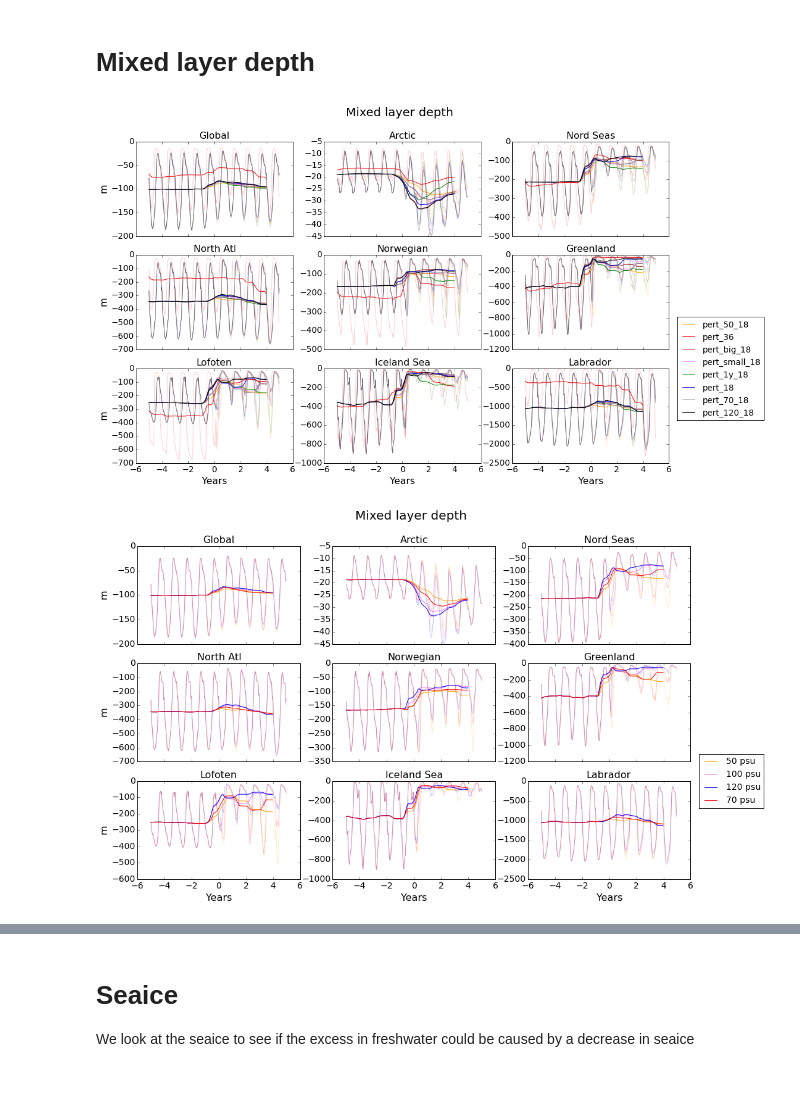
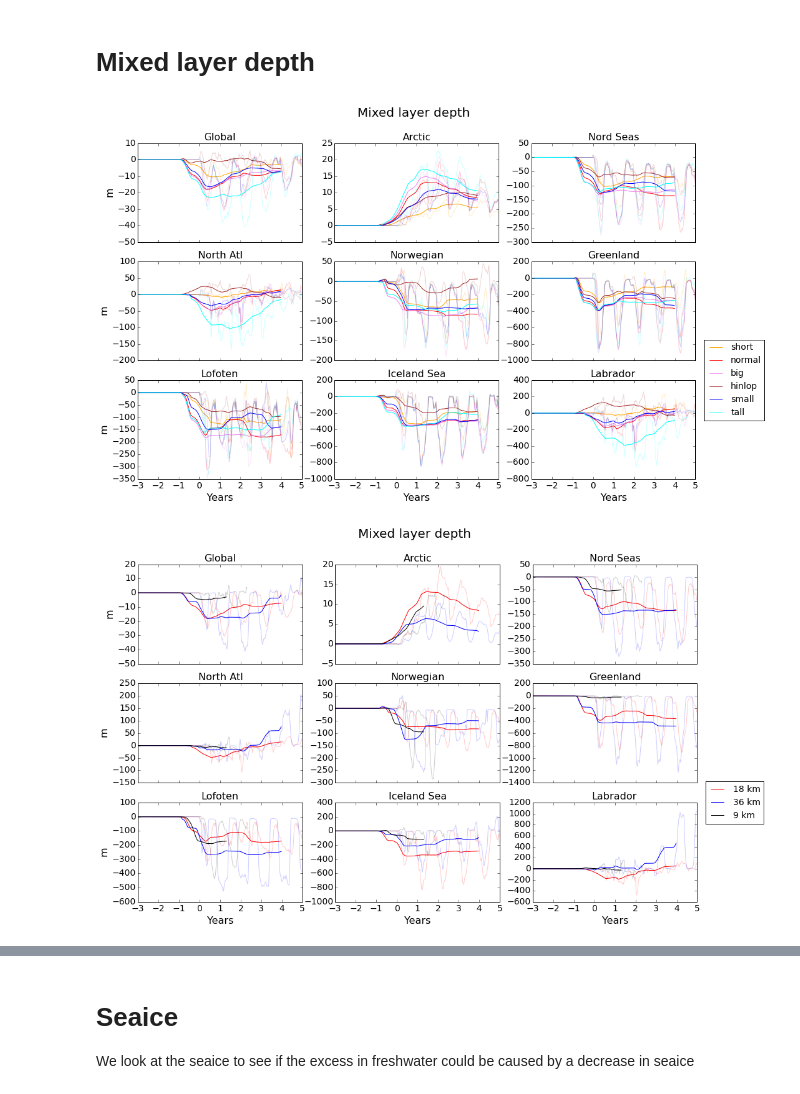
Before and after one commit to AlessandroMozzato/notebooks, a Jupyter notebook: Perturbation-comparison.ipynb, the cells around one changed output, grey strips where cells are left out. Cells and saved outputs as stored; diff of their text form; code cells hidden in the pictures.

```diff
--- a/Perturbation-comparison.ipynb
+++ b/Perturbation-comparison.ipynb
@@ -416,3 +44,0 @@ fluxesCalculation(pert_const_9)
-# %%
-# dpi resolution
-dpires = 300
@@ -451,7 +1043,16 @@ pert_conc_col = { "120 psu" : 'blue', "100 psu" : 'violet' , "70 psu" : 'red', "
 # %%
 pert_size = {"big" : {"const" : pert_big_18, "bench" : pert_bench_18} ,\
            "normal" : {"const" : pert_const_18, "bench" : pert_bench_18},\
-           "small" : {"const" : pert_small_18, "bench" : pert_bench_18},}
-pert_size_col = { "big" : 'blue', "normal" : 'violet' , "small" : 'red'}
+           "small" : {"const" : pert_small_18, "bench" : pert_bench_18},
+            "short" : {"const" : pert_short_18, "bench" : pert_bench_18},
+            "tall" : {"const" : pert_tall_18, "bench" : pert_bench_18},
+            "hinlop" : {"const" : pert_hinlop_18, "bench" : pert_bench_18},}
+pert_size_col = { "big" : 'violet', "normal" : 'red' , "small" : 'blue','short':'orange' , 'hinlop' : 'brown' , \
+                 'tall' : 'cyan'}
+# %%
+pert_res = {"36 km" : {"const" : pert_const_36, "bench" : pert_bench_36} ,\
+            "09 km" : {"const" : pert_const_9, "bench" : pert_bench_9},\
+           "18 km" : {"const" : pert_const_18, "bench" : pert_bench_18},}
+pert_res_col = { "36 km" : 'blue', "18 km" : 'red' , "09 km" : 'black'}
 # %%
 # Plot sea surface elevation per regions
@@ -763,32 +1403,42 @@ plot_freshwater_content(pert_size,pert_size_col)
 # %% [markdown]
 # Mixed layer depth
 # %%
-def plot_mxldepth(dic,col_dic):
+def plot_mxldepth(dic,col_dic,name):
     reg_title = reg_titles()
     fig , axes = plt.subplots(3,3,sharey=False,sharex=True)
     #col_dic = {36 : 'blue' , 18 : 'orange' , 9 : 'green'}
     for el in dic:
         data_pert = dic[el]["const"] ; data_diff = dic[el]["bench"] ;
         for j in range(len(reg_title)):
-            data = data_pert.mxldepth_mean[j] #- data_diff.mxldepth_mean[j]
-            axes.flat[j].plot(data_diff.mxldepth_years-5,-data,alpha=0.2,color=col_dic[el])
-            axes.flat[j].plot(data_diff.mxldepth_years[0:-12*3]-5,-runningMeanFast(data,12*3)[0:-12*3],\
+            #data = data_pert.mxldepth_mean[j] - data_diff.mxldepth_mean[j]
+            data = data_diff.mxldepth_mean[j] - data_pert.mxldepth_mean[j]
+            axes.flat[j].plot(data_diff.mxldepth_years[24*3:]-5,-data[24*3:],alpha=0.2,color=col_dic[el])
+            axes.flat[j].plot(data_diff.mxldepth_years[24*3:-12*3]-5,-runningMeanFast(data,12*3)[24*3:-12*3],\
                               color=col_dic[el],label=el)
+
             axes.flat[j].set_title(reg_title[j],fontsize=16)
         axes.flat[6].set_xlabel('Years',fontsize=16)
         axes.flat[7].set_xlabel('Years',fontsize=16)
         axes.flat[8].set_xlabel('Years',fontsize=16)
         axes.flat[0].set_ylabel('m',fontsize=16)
         axes.flat[3].set_ylabel('m',fontsize=16)
         axes.flat[6].set_ylabel('m',fontsize=16)
+
+    #for j in range(len(reg_title)):
+        #axes.flat[j].plot(data_diff.mxldepth_years[24*3:]-5,-data_diff.mxldepth_mean[j][24*3:],\
+        #        alpha=0.2,color='black')
+        #axes.flat[j].plot(data_diff.mxldepth_years[24*3:-12*3]-5,\
+        #        -runningMeanFast(data_diff.mxldepth_mean[j],12*3)[24*3:-12*3],color='black',label='Control')
     plt.legend(bbox_to_anchor=(1.05, 1), loc=6, borderaxespad=0.,fontsize=14)
     fig.subplots_adjust(right=2.2,top=2.)
     fig.suptitle("Mixed layer depth",x=1.15,y=2.2,fontsize=20)
-    #fig.savefig('/noc/users/am8e13/Figures/mixed_mxldepth_diag',dpi=dpires, bbox_inches='tight')
+    fig.savefig('/noc/users/am8e13/Figures/mpert_mxld_'+name,dpi=dpires, bbox_inches='tight')
 
-plot_mxldepth(pert_dic,pert_col)
-plot_mxldepth(pert_conc,pert_conc_col)
-plot_mxldepth(pert_size,pert_size_col)
+#plot_mxldepth(pert_dic,pert_col)
+#plot_mxldepth(pert_conc,pert_conc_col,'conc')
+plot_mxldepth(pert_size,pert_size_col,'size')
+#plot_mxldepth(pert_time,pert_time_col,'time')
+plot_mxldepth(pert_res,pert_res_col,'res')
 # %% [output]
-[figure, old version]
+[figure, new version]
-[figure, old version]
+[figure, new version]
```
Also changed, not shown: parts of 84 cells of this notebook, 5 other files.
